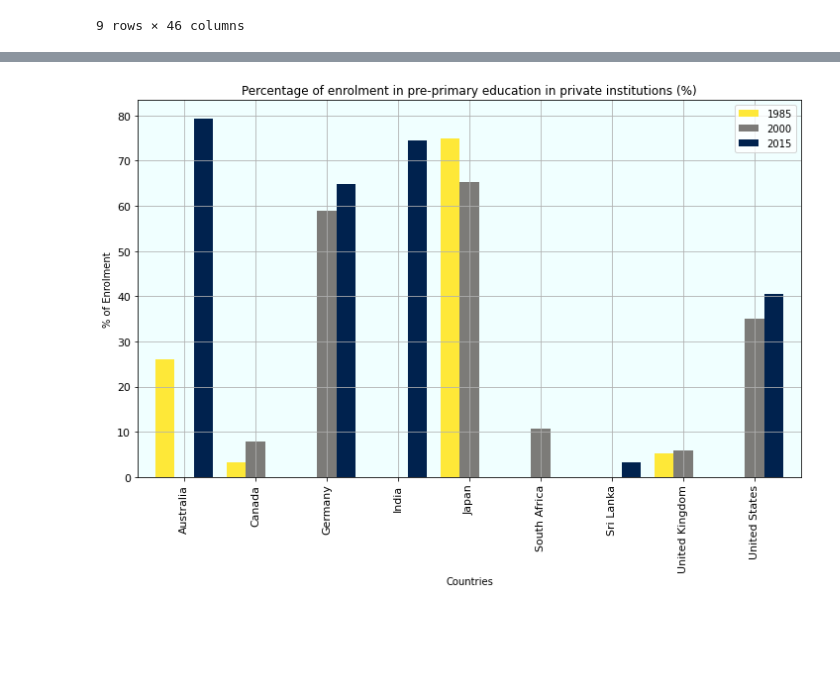
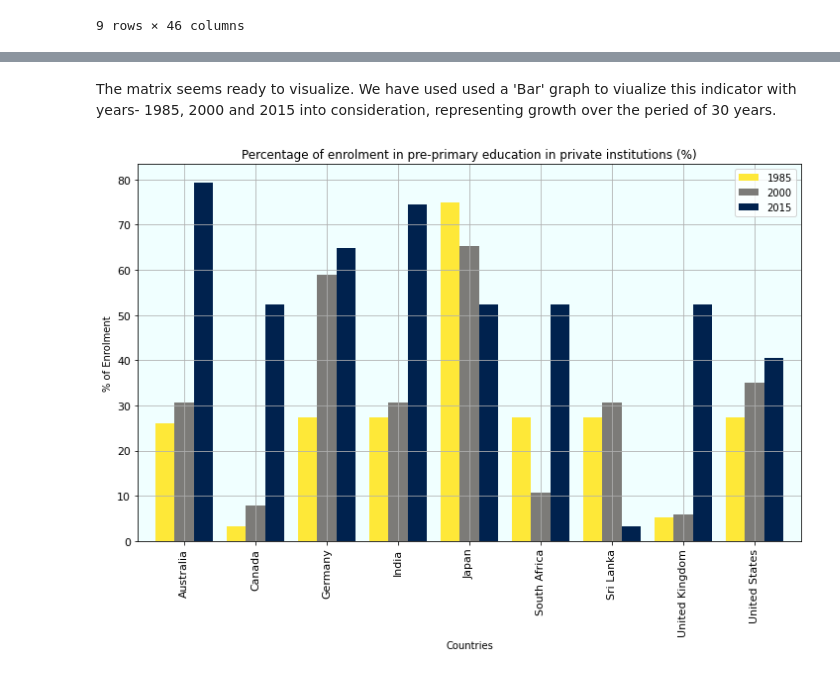
Before and after one commit to Keshav1506/World-Bank-Global-Education-Analysis, a Jupyter notebook: WorldBankEDA.ipynb, the cells around one changed output, grey strips where cells are left out. Drawn from its saved outputs; the diff is of its cells as text; code cells hidden in the pictures; blank space fills up the shorter version.

```diff
--- a/WorldBankEDA.ipynb
+++ b/WorldBankEDA.ipynb
@@ -32,12 +29,15 @@ The World Bank EdStats All Indicator Query holds over 4,000 internationally comp
 * School age population, secondary education, both sexes (number) - **SP.SEC.TOTL.IN**
 * School age population, tertiary education, both sexes (number) - **SP.TER.TOTL.IN**
 # %%
-# List of selected indicators for analysis
+# List of selected indicators for analysis.
 Indicators = ["UIS.E.0.T", "SE.PRE.PRIV.ZS",
+              # Early Childhood Education
               "SE.XPD.TOTL.GD.ZS", "SE.XPD.TOTL.GB.ZS",
-              "HH.DHS.PCR",
-              "UIS.LP.Ag15t99",
+              # Expenditures
+              "SE.ADT.LITR.ZS", "UIS.LP.AG15t99",
+              # Literacy
               "SP.PRE.TOTL.IN","SP.PRM.TOTL.IN", "SP.SEC.TOTL.IN", "SP.TER.TOTL.IN"]
+              # Population
 len(Indicators)
 # %% [output]
 10
@@ -423,3 +445,12 @@ Percentage of enrolment in pre-primary education in private institutions (%)
 | 8 | United Kingdom | NaN | NaN | NaN | NaN | NaN | 5.39608 | NaN | NaN | NaN | ... |
 | 9 | United States | 30.232559 | 31.34041 | NaN | 31.81818 | NaN | 33.1064 | 31.89793 | 33.333328 | 35.416672 | ... |
 9 rows × 46 columns
+# %%
+# Now, we need to replace 'NaN' values from the matrix. Here we are using a column mean to fill null values
+# since average of values provide a better estimation for the type of data we have in a row wise matrix.
+# Also we are selecting limited number of columns for analysis so the repetative mean values won't affect
+# much of our visualization.
+Indicator2.fillna(Indicator2.mean(), inplace = True)
+
+# Displaying cleaned matrix.
+Indicator2
@@ -426,5 +469,15 @@ Percentage of enrolment in pre-primary education in private institutions (%)
+# %% [markdown]
+The matrix seems ready to visualize. We have used used a 'Bar' graph to viualize this indicator with years- 1985, 2000 and 2015 into consideration, representing growth over the peried of 30 years.
 # %%
-temp2.plot(x = "Country Name", y = ["1985","2000","2015"], xlabel = "Countries", ylabel = "% of Enrolment", kind='bar', title = t2,
-            figsize=(12,7), grid = True, colormap= "cividis_r",width = 0.8, fontsize=11).patch.set_facecolor('#f0ffff')
+# Plotting the graph.
+Indicator2.plot(x = "Country Name", y = ["1985","2000","2015"],
+                xlabel = "Countries", ylabel = "% of Enrolment",
+                kind='bar', title = Title2, figsize=(12,7),
+                grid = True, colormap= "cividis_r",width = 0.8,
+                fontsize=11).patch.set_facecolor('#f0ffff')
+# Above statement will create and display the graph.
+# y:- list of years selected.
+# colormap:- colour scheme for the bars.
+# width:- Bar width.
 # %% [output]
-[figure, old version]
+[figure, new version]
```
Also changed, not shown: parts of 31 cells of this notebook.
